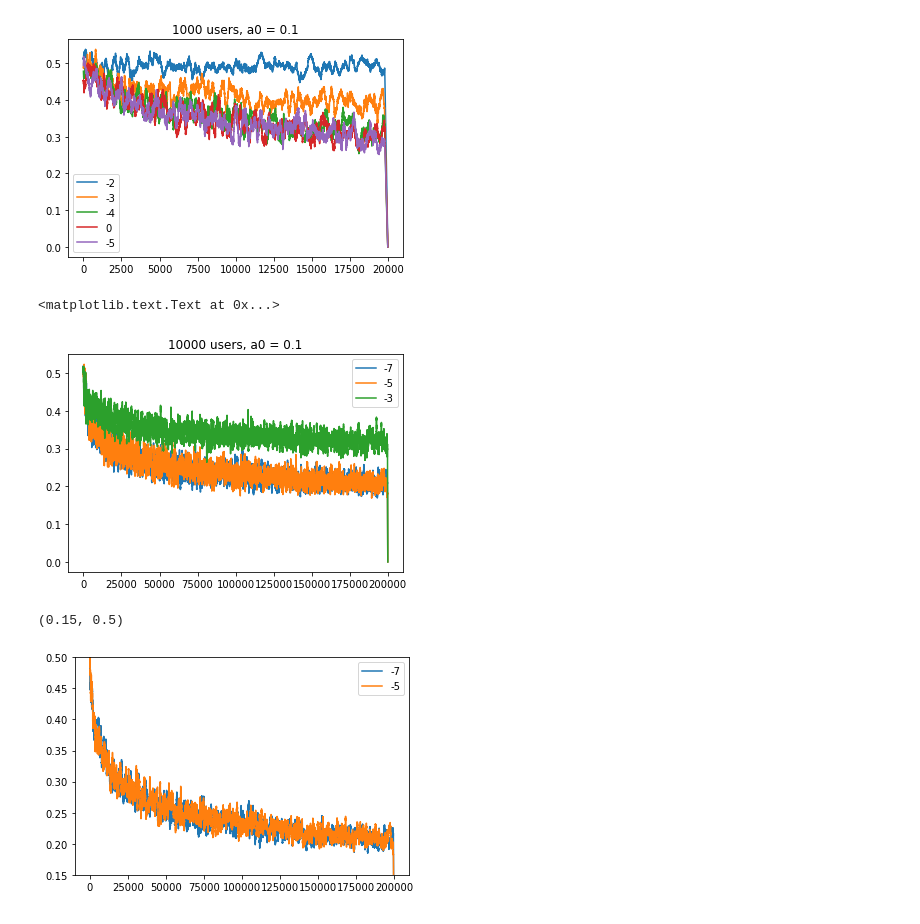
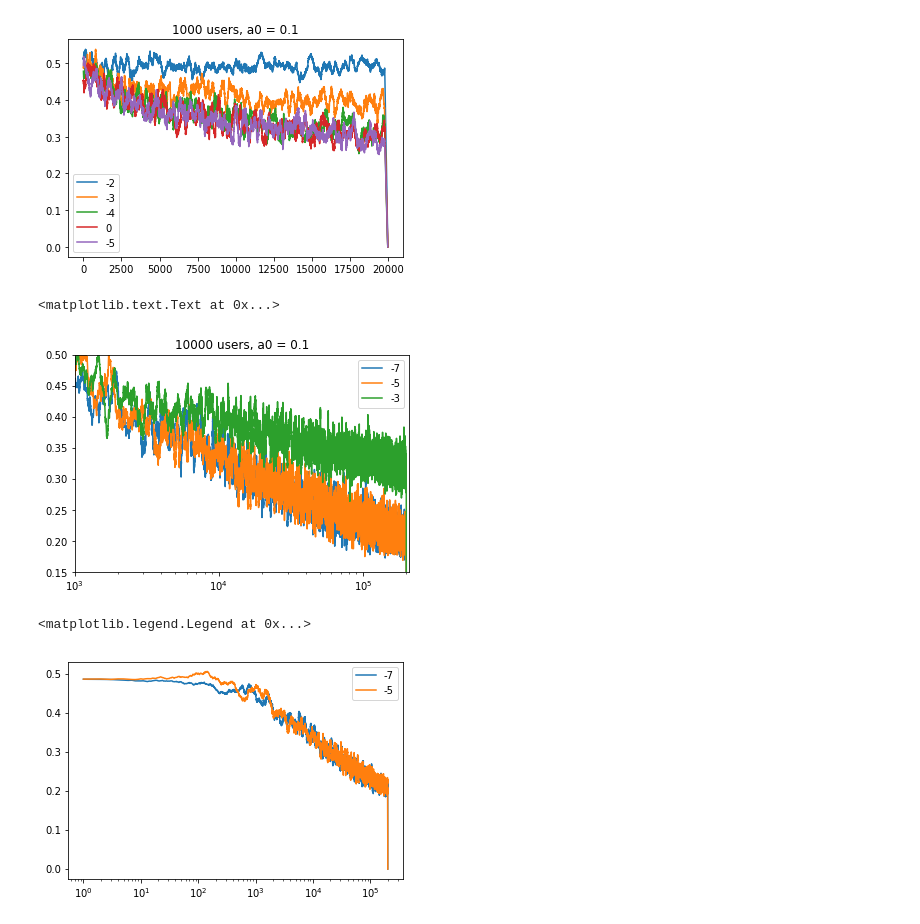
Before and after one commit to PhySci/instacart, a Jupyter notebook: FPMC/plot learning curves.ipynb, the cells around one changed output. Saved outputs shown, nothing was run; the diff lists cells and outputs as text; code cells hidden in the pictures.

```diff
--- a/FPMC/plot learning curves.ipynb
+++ b/FPMC/plot learning curves.ipynb
@@ -106,20 +106,22 @@ l_01_1000_dg_m3 = np.loadtxt('learning_log_0.1_10000.csv',delimiter=',')
 # %%
 l_01_1000_dg_m7 = np.loadtxt('learning_log_0.1_10000.csv',delimiter=',')
 # %%
-plt.plot(runningMeanFast(l_01_1000_dg_m7,200))
-plt.plot(runningMeanFast(l_01_1000_dg_m5,200))
-plt.plot(runningMeanFast(l_01_1000_dg_m3,200))
+plt.semilogx(runningMeanFast(l_01_1000_dg_m7,200))
+plt.semilogx(runningMeanFast(l_01_1000_dg_m5,200))
+plt.semilogx(runningMeanFast(l_01_1000_dg_m3,200))
 
+plt.xlim([1e3,2.1e5])
+plt.ylim([0.15, 0.5])
 plt.legend(['-7','-5','-3'])
 plt.title('10000 users, a0 = 0.1')
 # %% [output]
 <matplotlib.text.Text at 0x...>
-[figure, old version]
+[figure, new version]
 # %%
-plt.plot(runningMeanFast(l_01_1000_dg_m7,500))
-plt.plot(runningMeanFast(l_01_1000_dg_m5,500))
+plt.semilogx(runningMeanFast(l_01_1000_dg_m7,500))
+plt.semilogx(runningMeanFast(l_01_1000_dg_m5,500))
 plt.legend(['-7','-5'])
-plt.ylim([0.15, 0.5])
+#plt.ylim([0.15, 0.5])
 # %% [output]
-(0.15, 0.5)
+<matplotlib.legend.Legend at 0x...>
-[figure, old version]
+[figure, new version]
```
Also changed, not shown: 8 other files.
